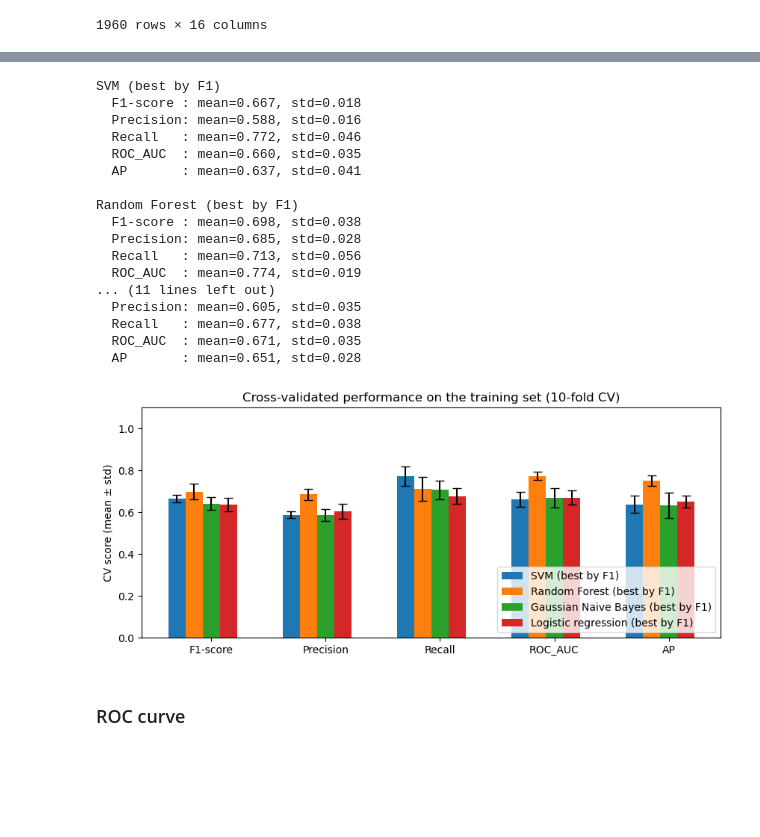
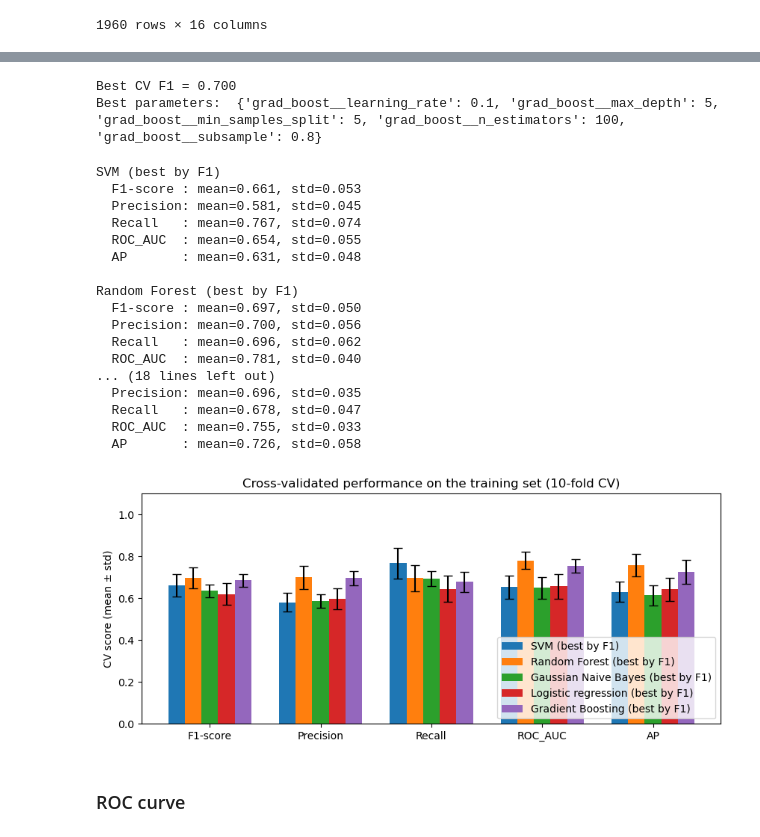
Before and after one commit to SamuelHellqvist/CS4168-DATA-MINING-UL----Project, a Jupyter notebook: classifiers.ipynb, the cells around one changed output, grey strips where cells are left out. Drawn from its saved outputs; the diff is of its cells as text; code cells hidden in the pictures; blank space fills up the shorter version.

Commit message:
feat(classifiers.ipynb): add GradientBoosting classifier. add feature importances for the selected model

```diff
--- a/classifiers.ipynb
+++ b/classifiers.ipynb
@@ -149,0 +159,2 @@ preprocess_pipeline = ColumnTransformer(
+# %%
+preprocess_pipeline.fit(X)
@@ -286,3 +315,36 @@ Best parameters:  {'logistic_reg__C': 10, 'logistic_reg__penalty': 'l1', 'logist
+# %%
+# Gradient Boosting Classifier
+pipe = Pipeline(steps=[("preprocess", preprocess_pipeline), ("grad_boost", GradientBoostingClassifier())])
+# Parameter grid, parameters suggested by Gemini
+param_grid = {
+    'grad_boost__learning_rate': [0.05, 0.1],
+    'grad_boost__n_estimators': [100, 400],
+    'grad_boost__max_depth': [3, 5],
+    'grad_boost__min_samples_split': [2, 5],
+    'grad_boost__subsample': [0.8,1.0]
+}
+
+grad_boost_search = GridSearchCV(
+    pipe,
+    param_grid,
+    n_jobs=-1,
+    cv=cv,
+    scoring=scoring,
+    refit="F1-score",
+    return_train_score=False
+)
+grad_boost_search.fit(X_train, y_train)
+
+print(f"Best CV F1 = {grad_boost_search.best_score_:.3f}")
+print("Best parameters: ", grad_boost_search.best_params_)
+
+# store the best params and best model for later use
+grad_boost_best_params = grad_boost_search.best_params_
+grad_boost_best_model = grad_boost_search.best_estimator_
+grad_boost_best_cv_f1 = grad_boost_search.best_score_
+# %% [output]
+Best CV F1 = 0.700
+Best parameters:  {'grad_boost__learning_rate': 0.1, 'grad_boost__max_depth': 5, 'grad_boost__min_samples_split': 5, 'grad_boost__n_estimators': 100, 'grad_boost__subsample': 0.8}
 # %%
 # Copied from the lab-exercise
 # Compute CV metrics (mean ± std) for the *best* SVM, random forest and naive bayes models
@@ -290,7 +352,8 @@ models = {
     "SVM (best by F1)": SVM_best_model,
     "Random Forest (best by F1)": r_forest_best_model,
     "Gaussian Naive Bayes (best by F1)": NB_best_model,
-    "Logistic regression (best by F1)": logistic_reg_best_model
+    "Logistic regression (best by F1)": logistic_reg_best_model,
+    "Gradient Boosting (best by F1)": grad_boost_best_model
 }
 
 cv_results = {}
@@ -314,50 +377,51 @@ for name, metrics_dict in cv_results.items():
         print(f"  {m:9s}: mean={np.mean(vals):.3f}, std={np.std(vals):.3f}")
 # %% [output]
 SVM (best by F1)
-  F1-score : mean=0.667, std=0.018
-  Precision: mean=0.588, std=0.016
-  Recall   : mean=0.772, std=0.046
-  ROC_AUC  : mean=0.660, std=0.035
-  AP       : mean=0.637, std=0.041
+  F1-score : mean=0.661, std=0.053
+  Precision: mean=0.581, std=0.045
+  Recall   : mean=0.767, std=0.074
+  ROC_AUC  : mean=0.654, std=0.055
+  AP       : mean=0.631, std=0.048
 
 Random Forest (best by F1)
-  F1-score : mean=0.698, std=0.038
-  Precision: mean=0.685, std=0.028
-  Recall   : mean=0.713, std=0.056
-  ROC_AUC  : mean=0.774, std=0.019
-... (11 lines left out)
-  Precision: mean=0.605, std=0.035
-  Recall   : mean=0.677, std=0.038
-  ROC_AUC  : mean=0.671, std=0.035
-  AP       : mean=0.651, std=0.028
+  F1-score : mean=0.697, std=0.050
+  Precision: mean=0.700, std=0.056
+  Recall   : mean=0.696, std=0.062
+  ROC_AUC  : mean=0.781, std=0.040
+... (18 lines left out)
+  Precision: mean=0.696, std=0.035
+  Recall   : mean=0.678, std=0.047
+  ROC_AUC  : mean=0.755, std=0.033
+  AP       : mean=0.726, std=0.058
 # %%
 # Copied from the lab-exercise
 # Plot of the mean and std of the metrics of different classifiers
 metric_names = list(scoring.keys())
 labels = list(cv_results.keys())
 
 # means and stds
 means = {lab: [np.mean(cv_results[lab][m]) for m in metric_names] for lab in labels}
 stds  = {lab: [np.std(cv_results[lab][m]) for m in metric_names] for lab in labels}
 
 x = np.arange(len(metric_names))
 width = 0.15
 
 fig, ax = plt.subplots(figsize=(10, 4))
 ax.bar(x - width*2, means[labels[0]], width, yerr=stds[labels[0]], capsize=4, label=labels[0])
 ax.bar(x - width, means[labels[1]], width, yerr=stds[labels[1]], capsize=4, label=labels[1])
 ax.bar(x , means[labels[2]], width, yerr=stds[labels[2]], capsize=4, label=labels[2])
 ax.bar(x + width, means[labels[3]], width, yerr=stds[labels[3]], capsize=4, label=labels[3])
+ax.bar(x + width*2, means[labels[4]], width, yerr=stds[labels[4]], capsize=4, label=labels[4])
 
 ax.set_xticks(x)
 ax.set_xticklabels(metric_names, rotation=0)
 ax.set_ylim(0, 1.1)
 ax.set_ylabel("CV score (mean ± std)")
 ax.set_title("Cross-validated performance on the training set (10-fold CV)")
 ax.legend(loc="lower right")
 plt.show()
 # %% [output]
-[figure, old version]
+[figure, new version]
 # %% [markdown]
 ### ROC curve
 # %%
```
Also changed, not shown: parts of 17 cells of this notebook.
